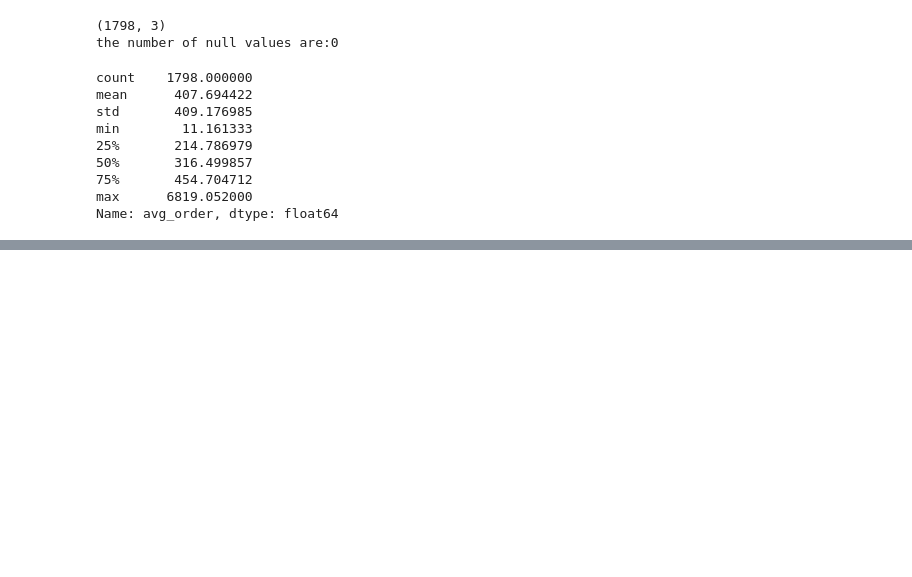
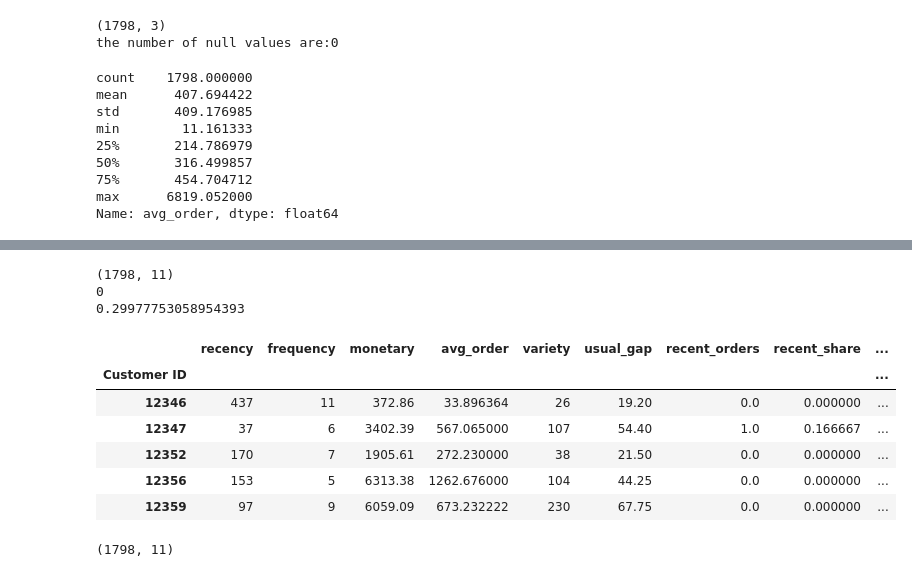
Before and after one commit to mohamadsfares/churn-prediction, a Jupyter notebook: notebooks/01_load_and_label.ipynb, the cells around one changed output, grey strips where cells are left out. Saved outputs shown, nothing was run; the diff lists cells and outputs as text; code cells hidden in the pictures; blank space fills up the shorter version.

```diff
--- a/notebooks/01_load_and_label.ipynb
+++ b/notebooks/01_load_and_label.ipynb
@@ -185,0 +325,3 @@ features.head()
+# %%
+features['recent_share']=features['recent_orders']/features['frequency']
+print(features["recent_share"].describe())
@@ -185,0 +338,8 @@ features.head()
+# %%
+recent_spend = recent.groupby("Customer ID")['Revenue'].sum()
+features['recent_spend']= recent_spend
+features['recent_spend']=features['recent_spend'].fillna(0)
+features['spend_share']=features['recent_spend'] / features['monetary']
+print(features.shape)
+print(features.isna().sum())
+print(features['spend_share'].describe())
@@ -185,0 +364,24 @@ features.head()
+# %%
+data=features.join(labels)
+print(data.shape)
+print(data.isna().sum().sum())
+print(data['churned'].mean())
+# %% [output]
+(1798, 11)
+0
+0.29977753058954393
+# %%
+data.head()
+# %% [output]
+|  | recency | frequency | monetary | avg_order | variety | usual_gap | recent_orders | recent_share | ... |
+| Customer ID |  |  |  |  |  |  |  |  | ... |
+| 12346 | 437 | 11 | 372.86 | 33.896364 | 26 | 19.20 | 0.0 | 0.000000 | ... |
+| 12347 | 37 | 6 | 3402.39 | 567.065000 | 107 | 54.40 | 1.0 | 0.166667 | ... |
+| 12352 | 170 | 7 | 1905.61 | 272.230000 | 38 | 21.50 | 0.0 | 0.000000 | ... |
+| 12356 | 153 | 5 | 6313.38 | 1262.676000 | 104 | 44.25 | 0.0 | 0.000000 | ... |
+| 12359 | 97 | 9 | 6059.09 | 673.232222 | 230 | 67.75 | 0.0 | 0.000000 | ... |
+# %%
+data.to_csv("../data/model_data.csv")
+print(pd.read_csv("../data/model_data.csv", index_col=0).shape)
+# %% [output]
+(1798, 11)
```
Also changed, not shown: parts of 15 cells of this notebook, 1 other file.
